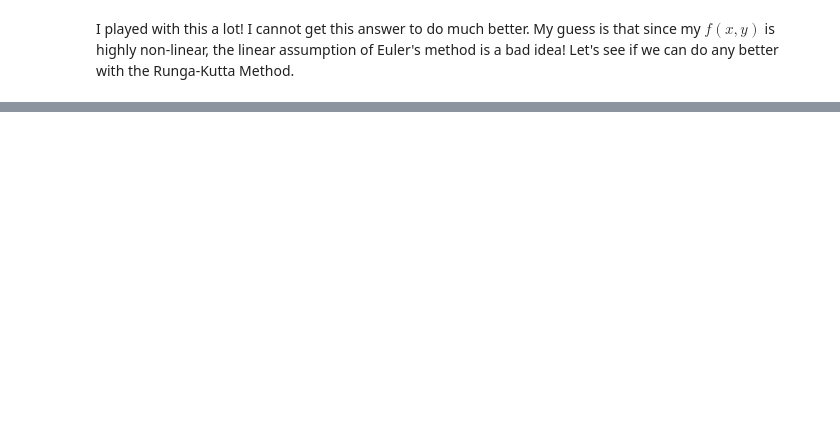
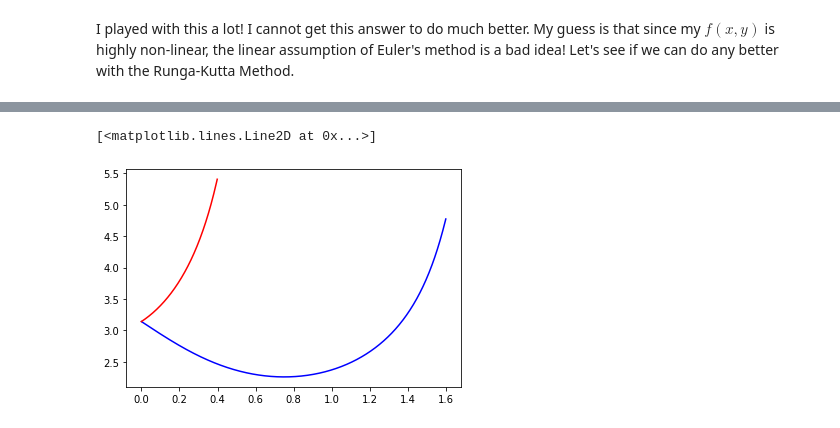
Before and after one commit to nurfnick/Numerical_Methods, a Jupyter notebook: ProjectPart8ODE.ipynb, the cells around one changed output, grey strips where cells are left out. Saved outputs shown, nothing was run; the diff lists cells and outputs as text; code cells hidden in the pictures; blank space fills up the shorter version.

```diff
--- a/ProjectPart8ODE.ipynb
+++ b/ProjectPart8ODE.ipynb
@@ -101,0 +84,22 @@ simpson(np.sin, 0 , np.pi,1000)
+# %%
+def rungeKutta(function, initialValue, intervalForSolution):
+  h = intervalForSolution[1]-intervalForSolution[0]
+  y = initialValue
+  sol = []
+  for i in intervalForSolution:
+    sol.append([y])
+    k1 = function(i,y)
+    k2 = function(i+h/2,y+k1*h/2)
+    k3 = function(i+ h/2,y+k2*h/2)
+    k4 = function(i+ h , y+k3*h)
+    y = y+h/6*(k1+2*k2+2*k3+k4)
+  return np.array(sol)
+# %%
+rsol = rungeKutta(f,np.pi,t)
+# %%
+plt.plot(t[0:800], sol[0:800],'b')
+#plt.plot(t[0:100], mysol[0:100],'g')
+plt.plot(t[0:200],rsol[0:200],'r')
+# %% [output]
+[<matplotlib.lines.Line2D at 0x...>]
+[figure, added]
```
Also changed, not shown: parts of 10 cells of this notebook.
